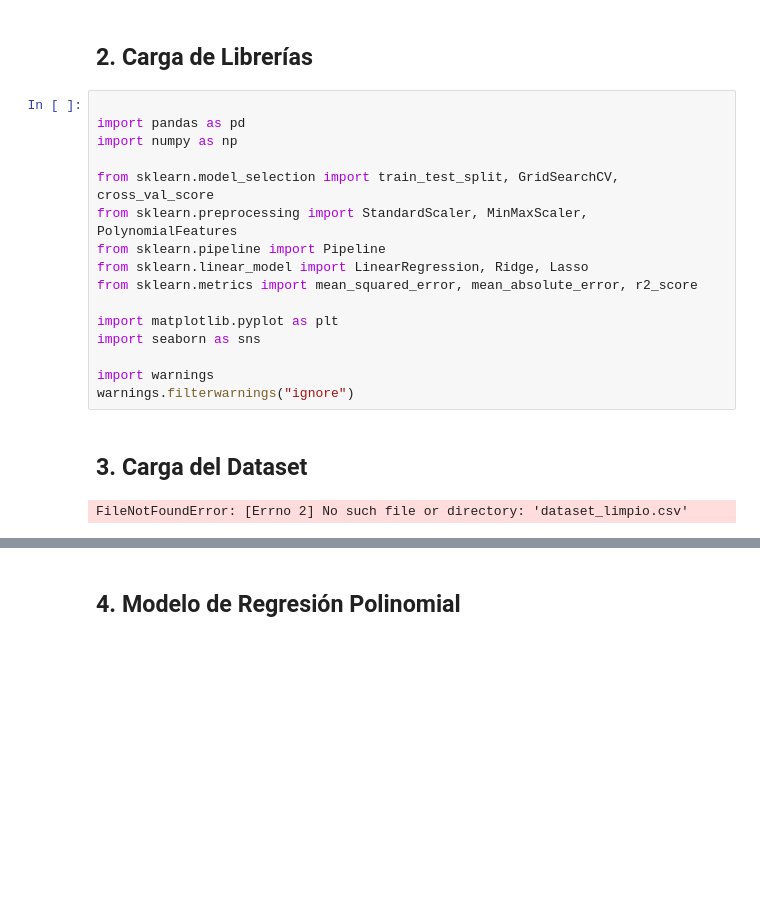
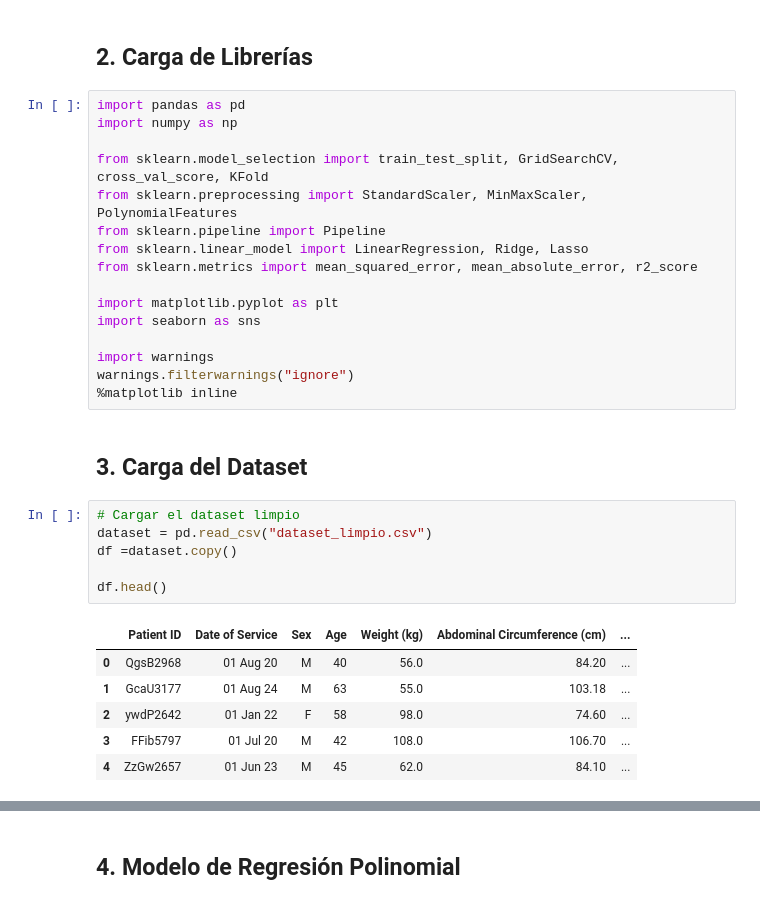
Before and after one commit to ISIS-2611-AprendizajeMaquina/MaterialDeClase-ISIS-2611, a Jupyter notebook: Laboratorios/L1 Regresion Lineal/data/Laboratorio_2_Plantilla_ISIS2611.ipynb, the cells around one changed output, grey strips where cells are left out. Drawn from its saved outputs; the diff is of its cells as text; blank space fills up the shorter version.

```diff
--- a/Laboratorios/L1 Regresion Lineal/data/Laboratorio_2_Plantilla_ISIS2611.ipynb
+++ b/Laboratorios/L1 Regresion Lineal/data/Laboratorio_2_Plantilla_ISIS2611.ipynb
@@ -21,11 +21,10 @@ Se analiza el impacto de la complejidad en la generalización y se estiman inter
 # %% [markdown]
 ## 2. Carga de Librerías
 # %%
-
 import pandas as pd
 import numpy as np
 
-from sklearn.model_selection import train_test_split, GridSearchCV, cross_val_score
+from sklearn.model_selection import train_test_split, GridSearchCV, cross_val_score, KFold
 from sklearn.preprocessing import StandardScaler, MinMaxScaler, PolynomialFeatures
 from sklearn.pipeline import Pipeline
 from sklearn.linear_model import LinearRegression, Ridge, Lasso
@@ -36,8 +35,19 @@ import seaborn as sns
 
 import warnings
 warnings.filterwarnings("ignore")
+%matplotlib inline
 # %% [markdown]
 ## 3. Carga del Dataset
 # %%
+# Cargar el dataset limpio
+dataset = pd.read_csv("dataset_limpio.csv")
+df =dataset.copy()
+
+df.head()
 # %% [output]
-FileNotFoundError: [Errno 2] No such file or directory: 'dataset_limpio.csv'
+|  | Patient ID | Date of Service | Sex | Age | Weight (kg) | Abdominal Circumference (cm) | ... |
+| 0 | QgsB2968 | 01 Aug 20 | M | 40 | 56.0 | 84.20 | ... |
+| 1 | GcaU3177 | 01 Aug 24 | M | 63 | 55.0 | 103.18 | ... |
+| 2 | ywdP2642 | 01 Jan 22 | F | 58 | 98.0 | 74.60 | ... |
+| 3 | FFib5797 | 01 Jul 20 | M | 42 | 108.0 | 106.70 | ... |
+| 4 | ZzGw2657 | 01 Jun 23 | M | 45 | 62.0 | 84.10 | ... |
```
Also changed, not shown: parts of 12 cells of this notebook, 1 other file.
